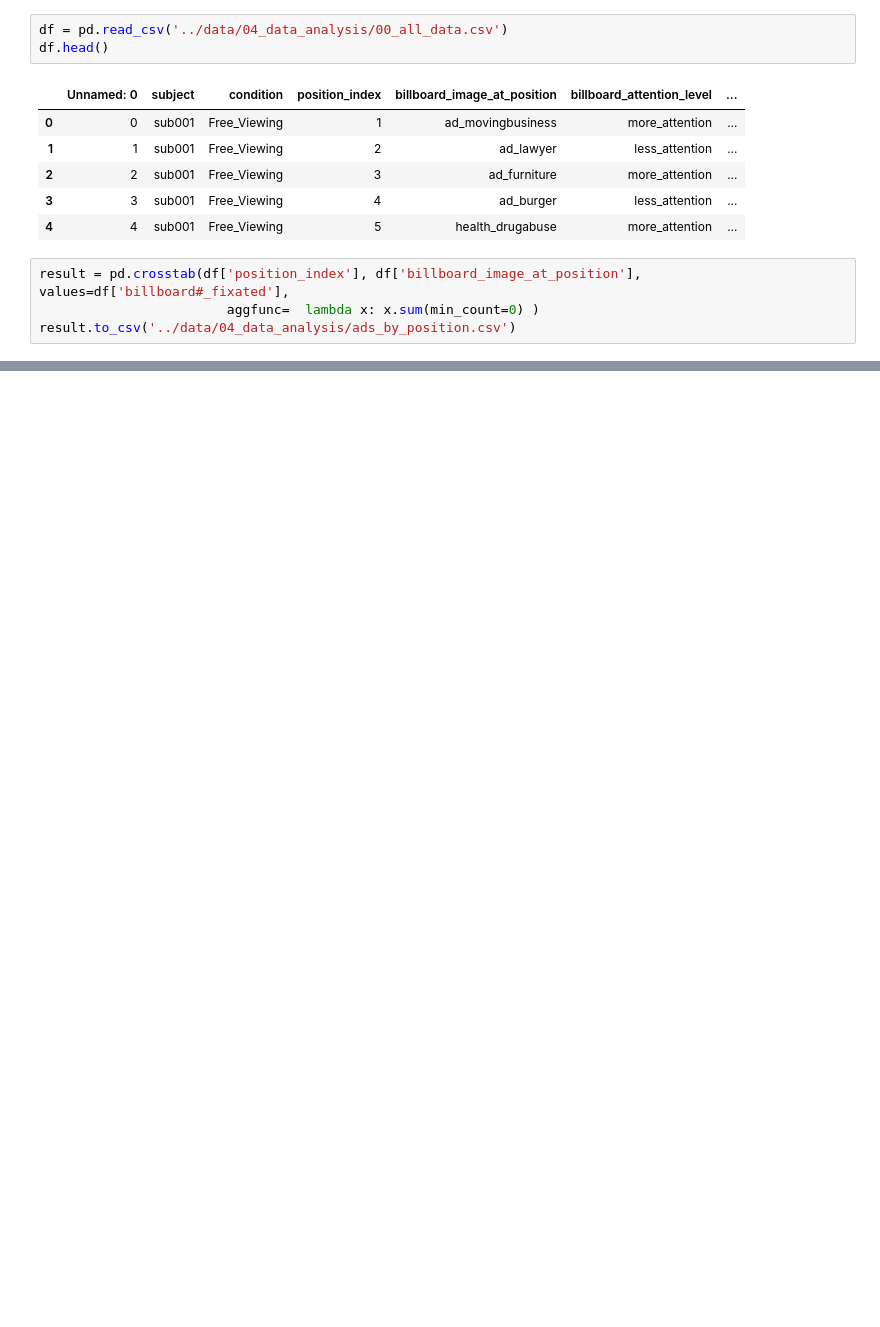
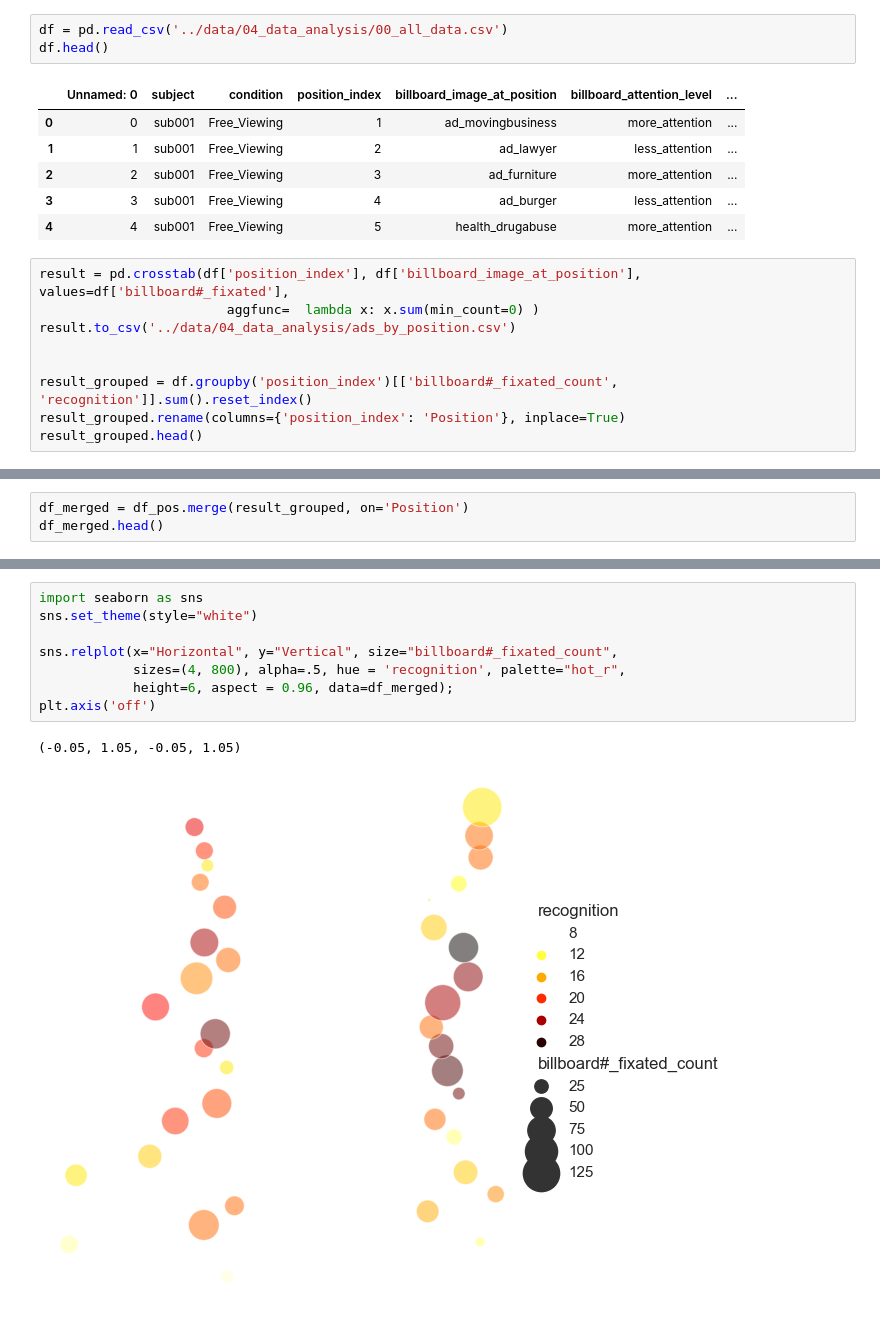
Before and after one commit to nomcomm/vr_city_driving, a Jupyter notebook: scripts/crosstab_analysis.ipynb, the cells around one changed output, grey strips where cells are left out. Drawn from its saved outputs; the diff is of its cells as text; blank space fills up the shorter version.

```diff
--- a/scripts/crosstab_analysis.ipynb
+++ b/scripts/crosstab_analysis.ipynb
@@ -14,3 +18,8 @@ df.head()
 result = pd.crosstab(df['position_index'], df['billboard_image_at_position'], values=df['billboard#_fixated'],
                         aggfunc=  lambda x: x.sum(min_count=0) )
 result.to_csv('../data/04_data_analysis/ads_by_position.csv')
+
+
+result_grouped = df.groupby('position_index')[['billboard#_fixated_count', 'recognition']].sum().reset_index()
+result_grouped.rename(columns={'position_index': 'Position'}, inplace=True)
+result_grouped.head()
@@ -16,0 +66,3 @@ result.to_csv('../data/04_data_analysis/ads_by_position.csv')
+# %%
+df_merged = df_pos.merge(result_grouped, on='Position')
+df_merged.head()
@@ -16,0 +76,11 @@ result.to_csv('../data/04_data_analysis/ads_by_position.csv')
+# %%
+import seaborn as sns
+sns.set_theme(style="white")
+
+sns.relplot(x="Horizontal", y="Vertical", size="billboard#_fixated_count",
+            sizes=(4, 800), alpha=.5, hue = 'recognition', palette="hot_r",
+            height=6, aspect = 0.96, data=df_merged);
+plt.axis('off')
+# %% [output]
+(-0.05, 1.05, -0.05, 1.05)
+[figure, added]
```
Also changed, not shown: parts of 7 cells of this notebook.
